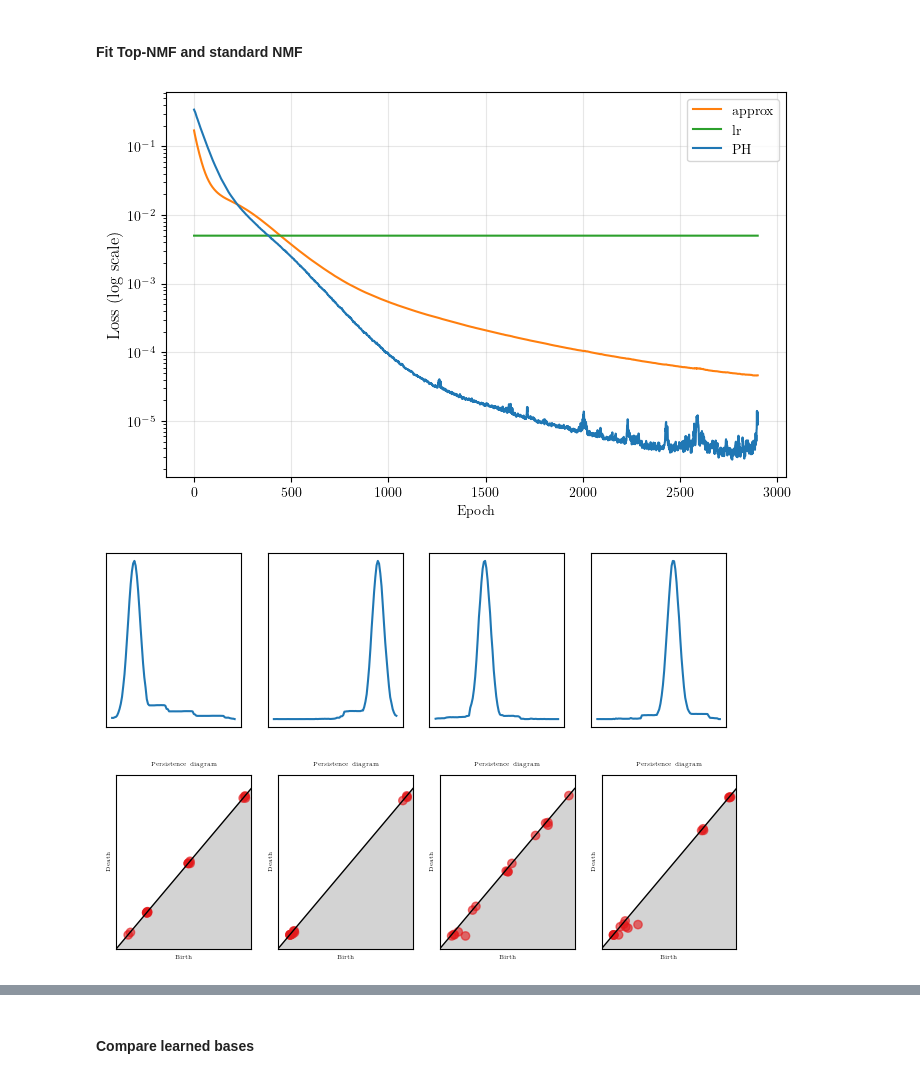
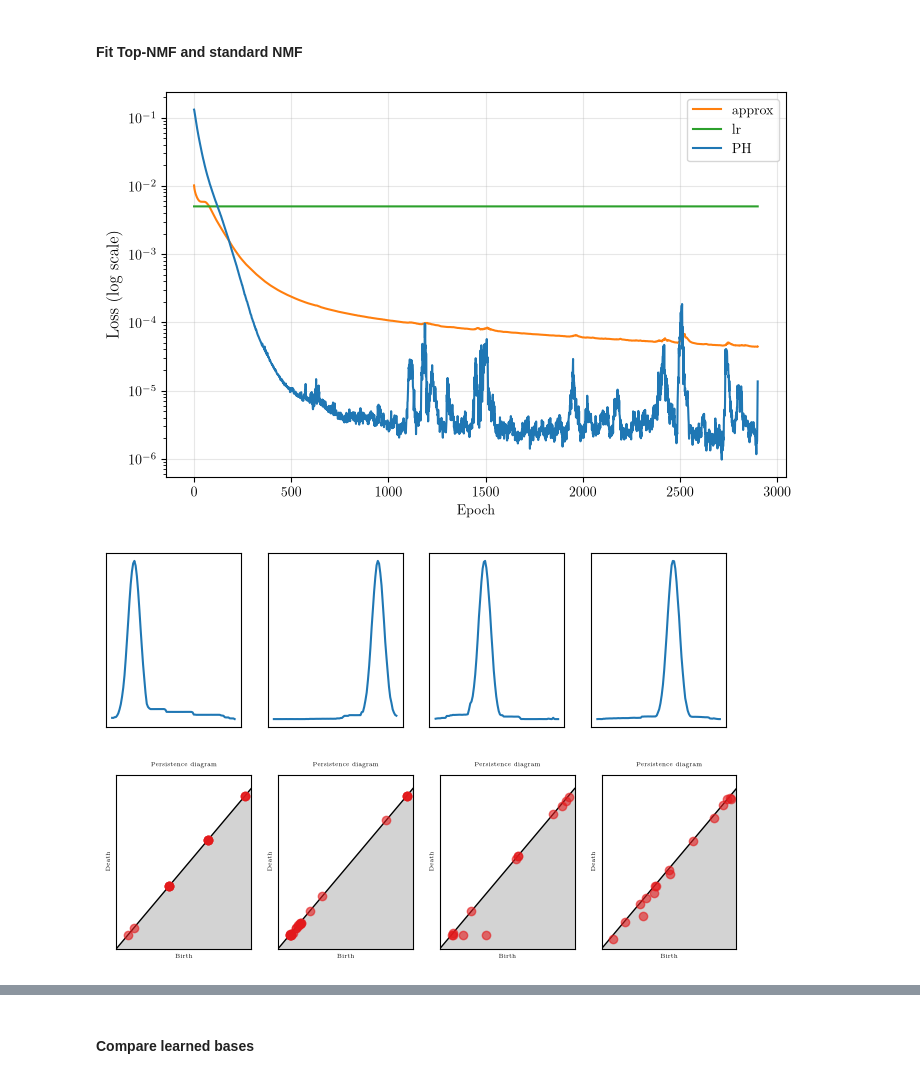
Before and after one commit to shizuo-kaji/TopNMF, a Jupyter notebook: notebook/1DSignal.ipynb, the cells around one changed output, grey strips where cells are left out. Drawn from its saved outputs; the diff is of its cells as text; code cells hidden in the pictures.

```diff
--- a/notebook/1DSignal.ipynb
+++ b/notebook/1DSignal.ipynb
@@ -668,35 +681,35 @@ model_B1 = TopologicalNMF(
 )
 monitor_B1 = FitMonitor(
     show=["loss", "basis", "PH"],
     interval=100,
     factor=1.0,
     grid=(1, n_components_B1),
     PHmode="V",
     superlevel=True,
     save_video=True,
 )
 model_B1.fit(
     X_B1,
     n_iterations=3000,
     lr=0.005,
     lambda_top=0.5,
     PH_dims=[0],
     target_diagrams=target_diagrams_B1,
+    basis_normalization="none",
     init_method="nndsvdar",
-    normalize_V_max=True,
     verbose=True,
     monitor=monitor_B1,
 )
 plt.close("all")
 
 V_top_B1 = model_B1.get_components()
 W_top_B1 = model_B1.W.detach().cpu().numpy()
 
 nmf_B1 = NMF(n_components=n_components_B1, init="nndsvda", random_state=0, max_iter=10000)
 W_nmf_B1 = nmf_B1.fit_transform(X_B1)
 V_nmf_B1 = nmf_B1.components_
 # %% [output]
-[figure, old version]
+[figure, new version]
-[figure, old version]
+[figure, new version]
-[figure, old version]
+[figure, new version]
 # %%
```
Also changed, not shown: parts of 12 cells of this notebook, 9 other files.
